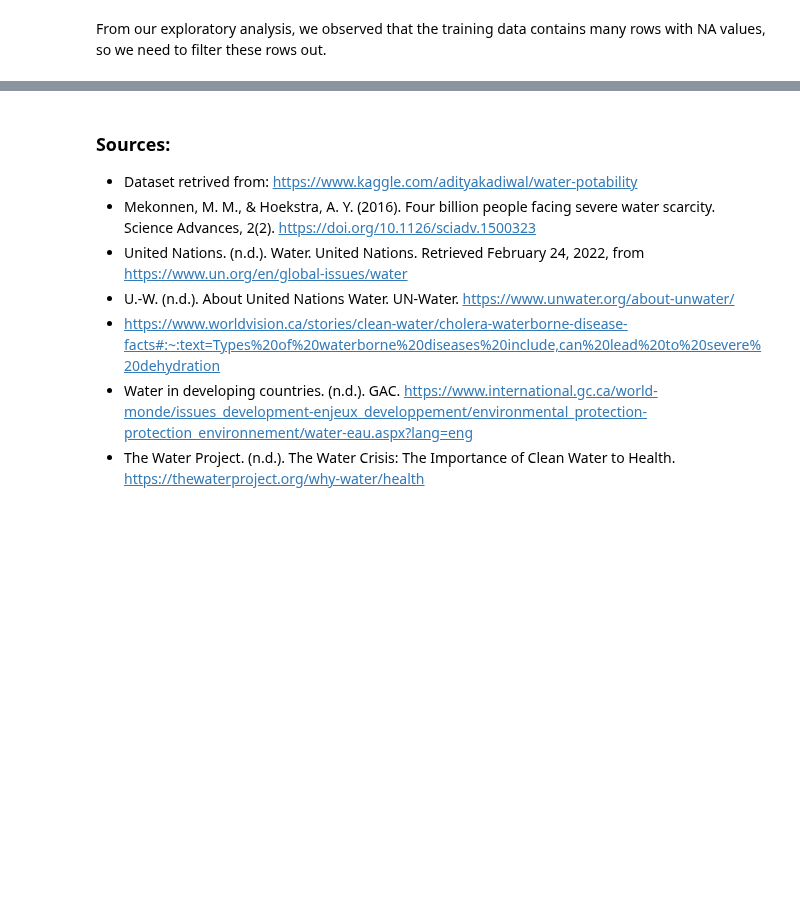
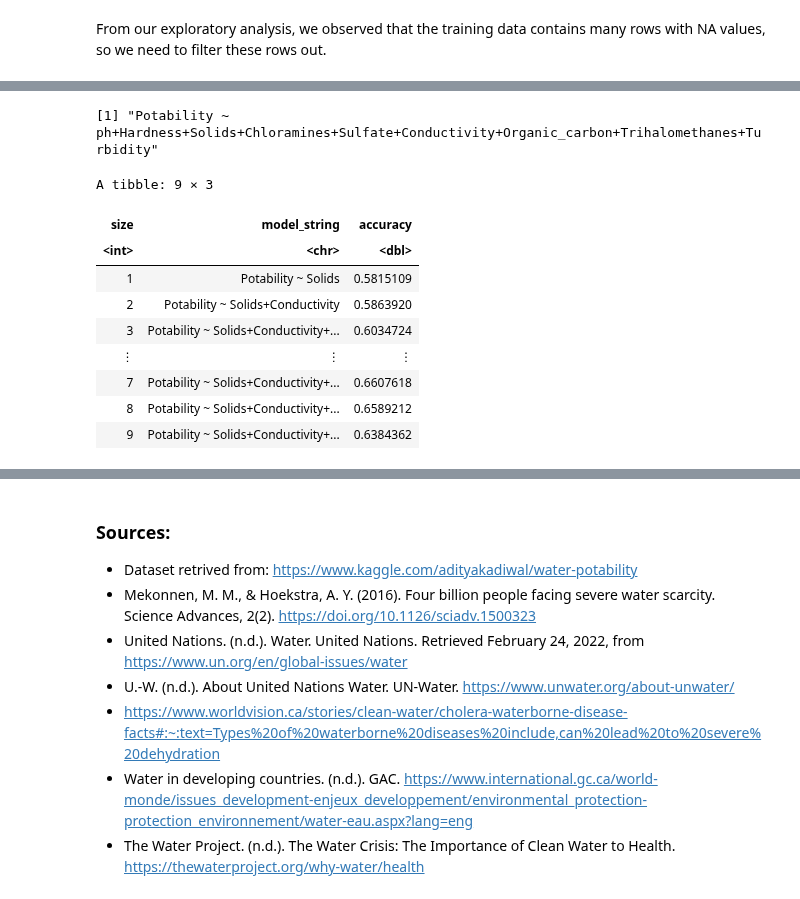
Before and after one commit to ricardoliu99/dsci100-group21, a Jupyter notebook: final_report.ipynb, the cells around one changed output, grey strips where cells are left out. Drawn from its saved outputs; the diff is of its cells as text; code cells hidden in the pictures; blank space fills up the shorter version.

Commit message:
added forward selection

```diff
--- a/final_report.ipynb
+++ b/final_report.ipynb
@@ -327,0 +332,80 @@ A tibble: 1173 × 10
+# %%
+names <- colnames(water_train %>% select(-Potability))
+
+water_formula <- paste("Potability", "~", paste(names, collapse="+"))
+water_formula
+# %% [output]
+[1] "Potability ~ ph+Hardness+Solids+Chloramines+Sulfate+Conductivity+Organic_carbon+Trihalomethanes+Turbidity"
+# %%
+# create an empty tibble to store the results
+accuracies <- tibble(size = integer(),
+                     model_string = character(),
+                     accuracy = numeric())
+
+# create a model specification
+knn_spec <- nearest_neighbor(weight_func = "rectangular",
+                             neighbors = tune()) %>%
+     set_engine("kknn") %>%
+     set_mode("classification")
+
+# create a 10-fold cross-validation object
+water_vfold <- vfold_cv(water_train, v = 10, strata = Potability)
+
+# store the total number of predictors
+n_total <- length(names)
+
+# stores selected predictors
+selected <- c()
+
+# for every size from 1 to the total number of predictors
+for (i in 1:n_total) {
+    # for every predictor still not added yet
+    accs <- list()
+    models <- list()
+    for (j in 1:length(names)) {
+        # create a model string for this combination of predictors
+        preds_new <- c(selected, names[[j]])
+        model_string <- paste("Potability", "~", paste(preds_new, collapse="+"))
+
+        # create a recipe from the model string
+        water_recipe <- recipe(as.formula(model_string),
+                                data = water_train) %>%
+                          step_scale(all_predictors()) %>%
+                          step_center(all_predictors())
+
+        # tune the KNN classifier with these predictors,
+        # and collect the accuracy for the best K
+        acc <- workflow() %>%
+          add_recipe(water_recipe) %>%
+          add_model(knn_spec) %>%
+          tune_grid(resamples = water_vfold, grid = 10) %>%
+          collect_metrics() %>%
+          filter(.metric == "accuracy") %>%
+          summarize(mx = max(mean))
+        acc <- acc$mx %>% unlist()
+
+        # add this result to the dataframe
+        accs[[j]] <- acc
+        models[[j]] <- model_string
+    }
+    jstar <- which.max(unlist(accs))
+    accuracies <- accuracies %>%
+      add_row(size = i,
+              model_string = models[[jstar]],
+              accuracy = accs[[jstar]])
+    selected <- c(selected, names[[jstar]])
+    names <- names[-jstar]
+}
+
+accuracies
+# %% [output]
+A tibble: 9 × 3
+| size | model_string | accuracy |
+| <int> | <chr> | <dbl> |
+| 1 | Potability ~ Solids | 0.5815109 |
+| 2 | Potability ~ Solids+Conductivity | 0.5863920 |
+| 3 | Potability ~ Solids+Conductivity+... | 0.6034724 |
+| ⋮ | ⋮ | ⋮ |
+| 7 | Potability ~ Solids+Conductivity+... | 0.6607618 |
+| 8 | Potability ~ Solids+Conductivity+... | 0.6589212 |
+| 9 | Potability ~ Solids+Conductivity+... | 0.6384362 |
```
Also changed, not shown: parts of 5 cells of this notebook.
